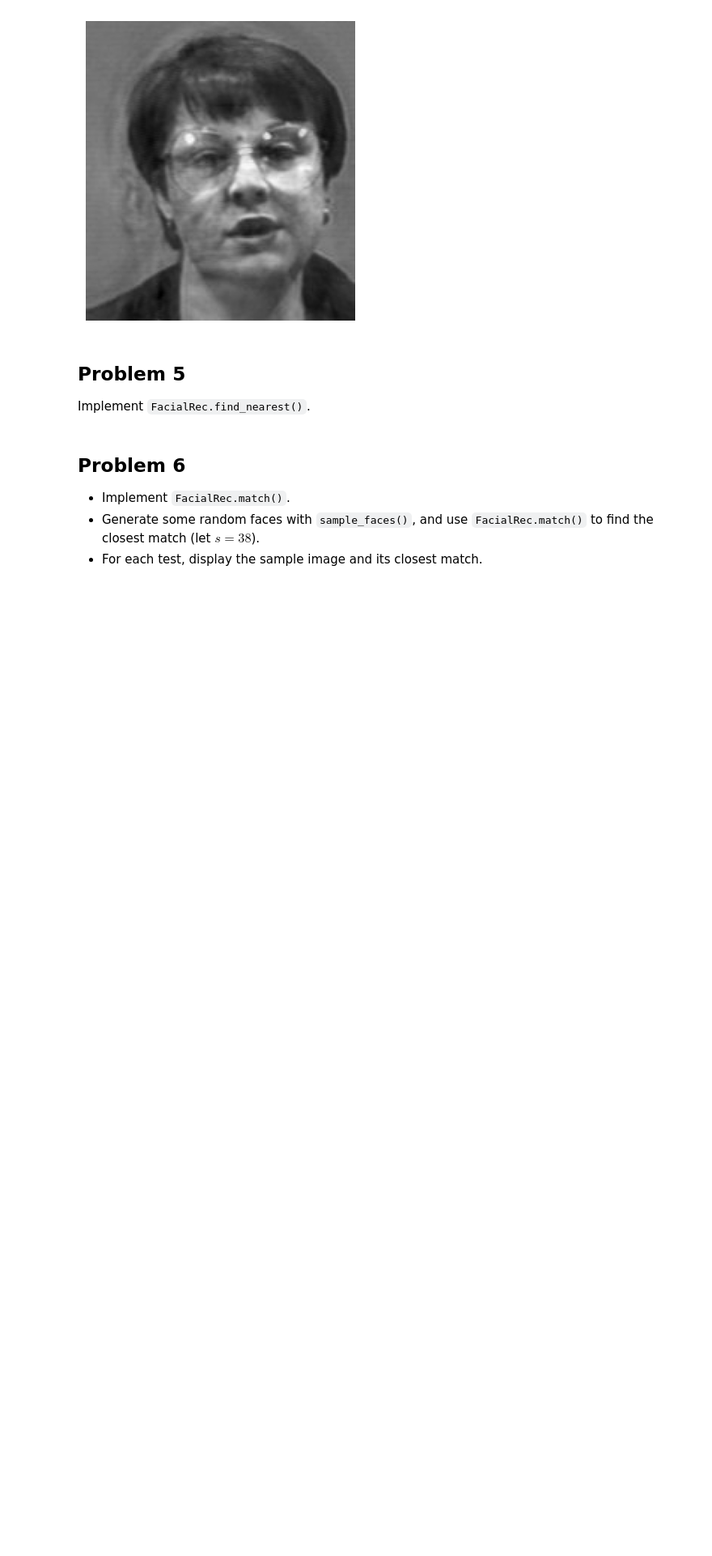
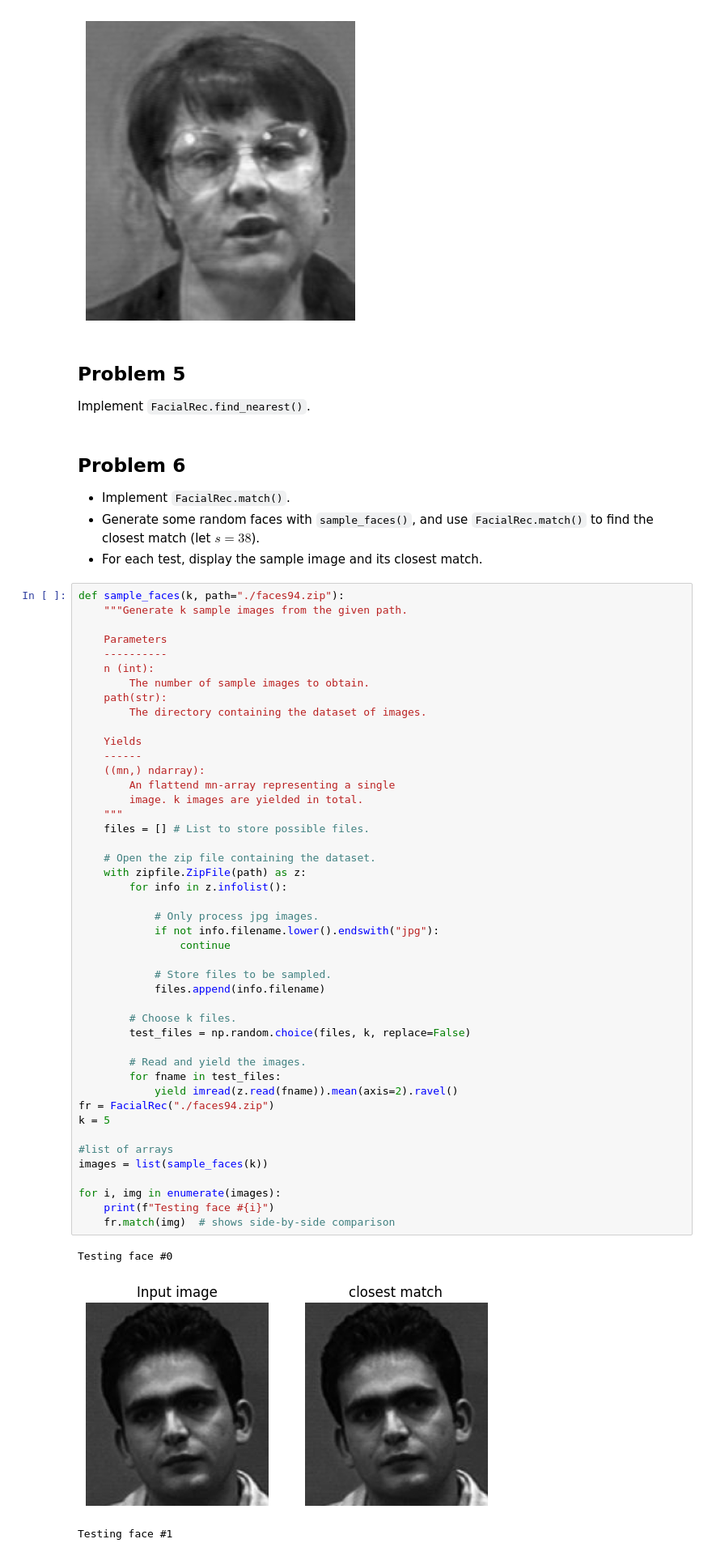
Before and after one commit to djzither/ACME-Labs, a Jupyter notebook: FacialRecognition/facial_recognition.ipynb, the cells around one changed output. Shown at 81% size. Saved outputs shown, nothing was run; the diff lists cells and outputs as text; blank space fills up the shorter version.

```diff
--- a/FacialRecognition/facial_recognition.ipynb
+++ b/FacialRecognition/facial_recognition.ipynb
@@ -301,3 +322,52 @@ Implement `FacialRec.find_nearest()`.
 - Implement `FacialRec.match()`.
 - Generate some random faces with `sample_faces()`, and use `FacialRec.match()` to find the closest match (let $s=38$).
 - For each test, display the sample image and its closest match.
+# %%
+def sample_faces(k, path="./faces94.zip"):
+    """Generate k sample images from the given path.
+
+    Parameters
+    ----------
+    n (int):
+        The number of sample images to obtain.
+    path(str):
+        The directory containing the dataset of images.
+
+    Yields
+    ------
+    ((mn,) ndarray):
+        An flattend mn-array representing a single
+        image. k images are yielded in total.
+    """
+    files = [] # List to store possible files.
+
+    # Open the zip file containing the dataset.
+    with zipfile.ZipFile(path) as z:
+        for info in z.infolist():
+
+            # Only process jpg images.
+            if not info.filename.lower().endswith("jpg"):
+                continue
+
+            # Store files to be sampled.
+            files.append(info.filename)
+
+        # Choose k files.
+        test_files = np.random.choice(files, k, replace=False)
+
+        # Read and yield the images.
+        for fname in test_files:
+            yield imread(z.read(fname)).mean(axis=2).ravel()
+fr = FacialRec("./faces94.zip")
+k = 5
+
+#list of arrays
+images = list(sample_faces(k))
+
+for i, img in enumerate(images):
+    print(f"Testing face #{i}")
+    fr.match(img)  # shows side-by-side comparison
+# %% [output]
+Testing face #0
+[figure, added]
+Testing face #1
```
Also changed, not shown: parts of 4 cells of this notebook.
